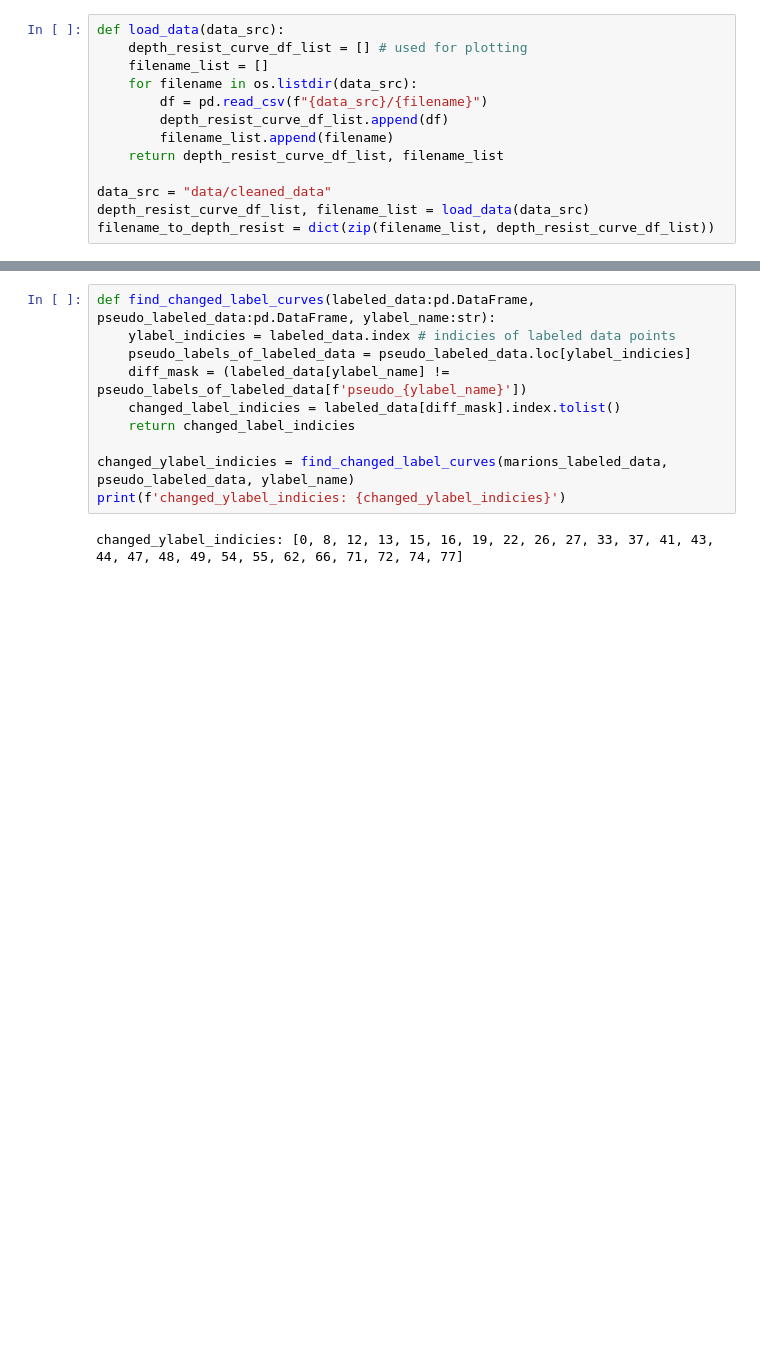
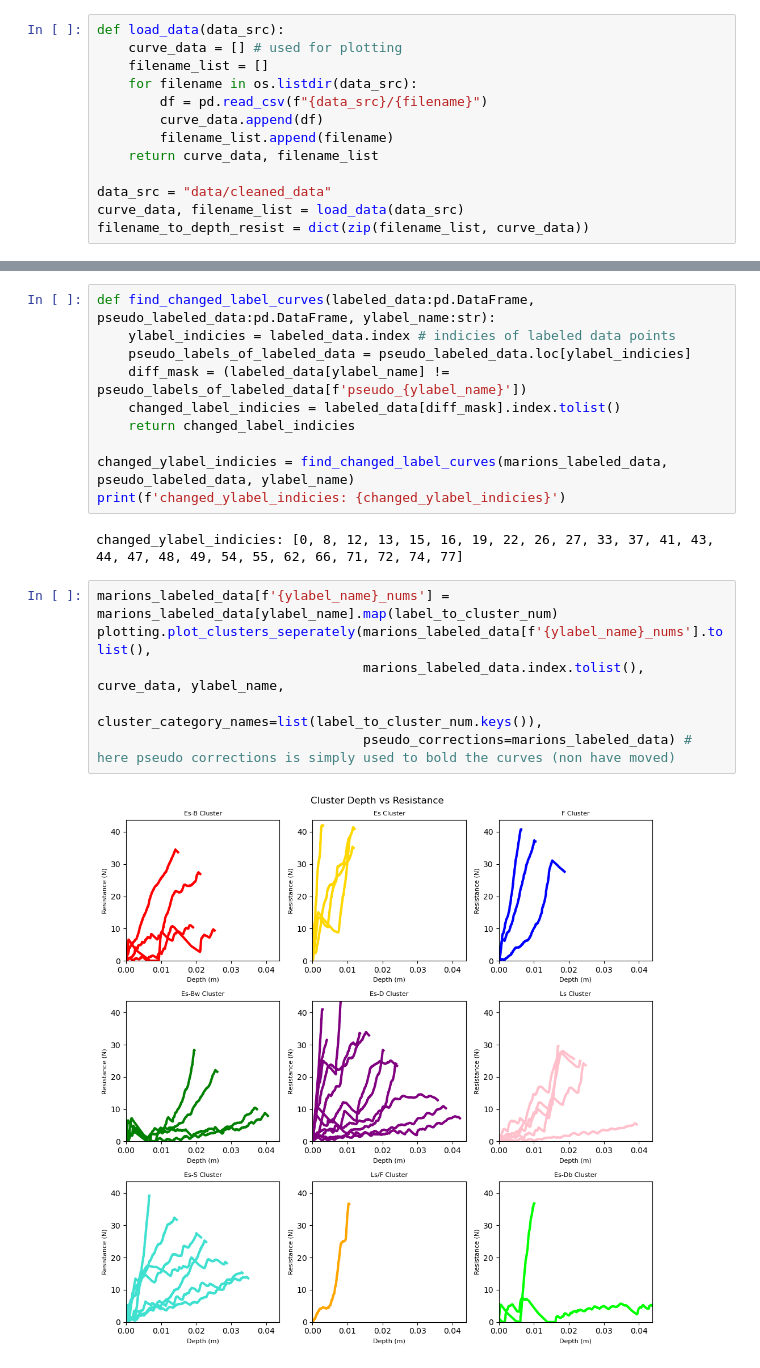
Before and after one commit to liamtbo/LASSIE, a Jupyter notebook: marions_labeled_data_new.ipynb, the cells around one changed output, grey strips where cells are left out. Drawn from its saved outputs; the diff is of its cells as text; blank space fills up the shorter version.

Commit message:
succecfully implemented plotting of only labeled data and the movement of labeledd data as well

```diff
--- a/marions_labeled_data_new.ipynb
+++ b/marions_labeled_data_new.ipynb
@@ -8,17 +8,17 @@ import math
 from typing import List
 # %%
 def load_data(data_src):
-    depth_resist_curve_df_list = [] # used for plotting
+    curve_data = [] # used for plotting
     filename_list = []
     for filename in os.listdir(data_src):
         df = pd.read_csv(f"{data_src}/{filename}")
-        depth_resist_curve_df_list.append(df)
+        curve_data.append(df)
         filename_list.append(filename)
-    return depth_resist_curve_df_list, filename_list
+    return curve_data, filename_list
 
 data_src = "data/cleaned_data"
-depth_resist_curve_df_list, filename_list = load_data(data_src)
-filename_to_depth_resist = dict(zip(filename_list, depth_resist_curve_df_list))
+curve_data, filename_list = load_data(data_src)
+filename_to_depth_resist = dict(zip(filename_list, curve_data))
 # %%
 data_features = pd.read_csv("data/features.csv")
 clustering_features = plotting.extract_numerical_features(data_features)
@@ -104,3 +121,11 @@ changed_ylabel_indicies = find_changed_label_curves(marions_labeled_data, pseudo
 print(f'changed_ylabel_indicies: {changed_ylabel_indicies}')
 # %% [output]
 changed_ylabel_indicies: [0, 8, 12, 13, 15, 16, 19, 22, 26, 27, 33, 37, 41, 43, 44, 47, 48, 49, 54, 55, 62, 66, 71, 72, 74, 77]
+# %%
+marions_labeled_data[f'{ylabel_name}_nums'] = marions_labeled_data[ylabel_name].map(label_to_cluster_num)
+plotting.plot_clusters_seperately(marions_labeled_data[f'{ylabel_name}_nums'].tolist(),
+                                  marions_labeled_data.index.tolist(), curve_data, ylabel_name,
+                                  cluster_category_names=list(label_to_cluster_num.keys()),
+                                  pseudo_corrections=marions_labeled_data) # here pseudo corrections is simply used to bold the curves (non have moved)
+# %% [output]
+[figure, added]
```
Also changed, not shown: parts of 3 cells of this notebook, 1 other file.
